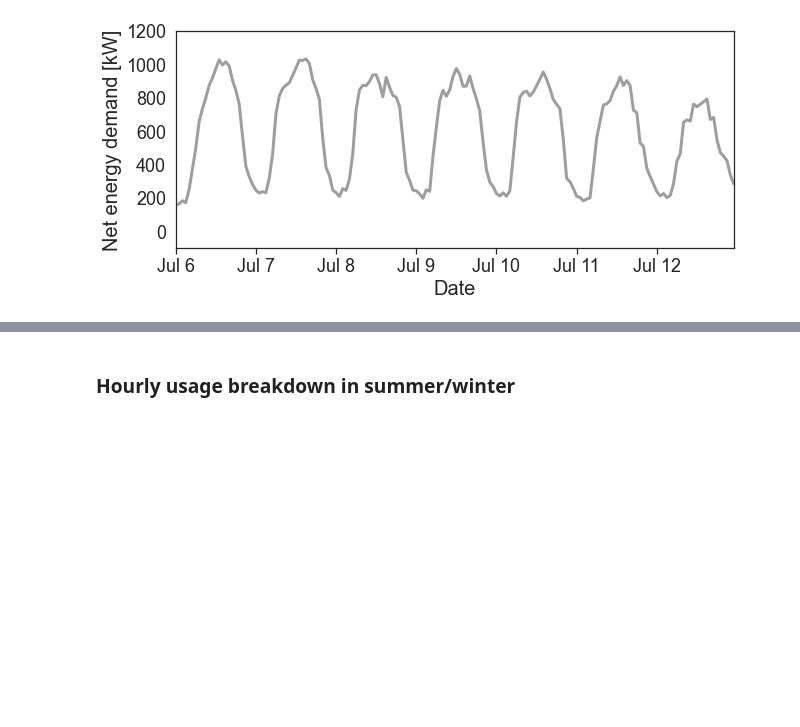
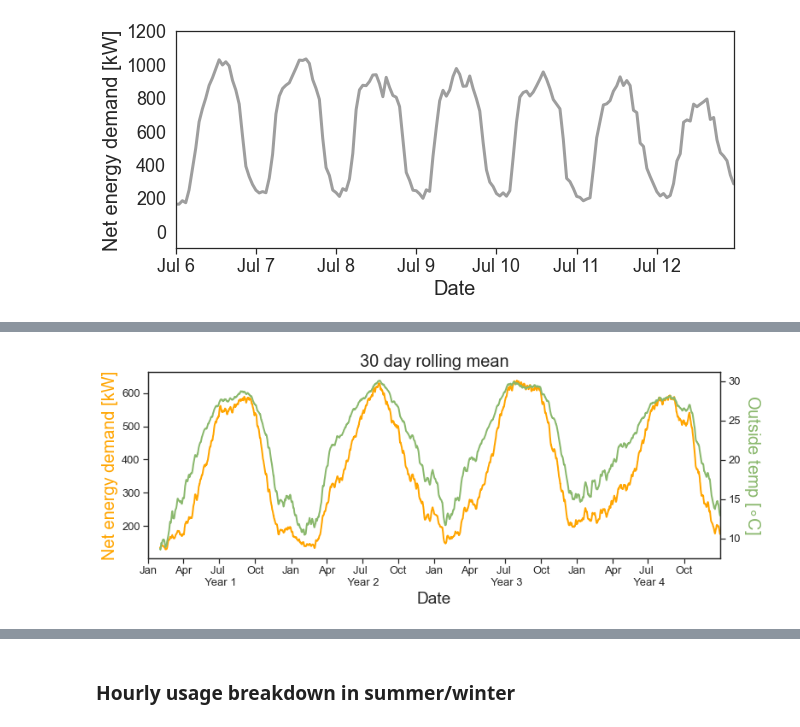
Before and after one commit to erickCantu/TheGreenCitySolutionsGroup, a Jupyter notebook: notebooks/EDA_data_visualization.ipynb, the cells around one changed output, grey strips where cells are left out. Saved outputs shown, nothing was run; the diff lists cells and outputs as text; code cells hidden in the pictures; blank space fills up the shorter version.

```diff
--- a/notebooks/EDA_data_visualization.ipynb
+++ b/notebooks/EDA_data_visualization.ipynb
@@ -199,0 +210,37 @@ plt.show()
+# %%
+fontsize = 20
+fig, ax = plt.subplots(figsize=(12,4))
+ax2=ax.twinx()
+df['net_load_kW'].rolling(24*30).mean().plot(ax=ax, color='orange', linewidth=2)
+df['outdoor_temp'].rolling(24*30).mean().plot(ax=ax2, color='#8AB86D', linewidth=2)
+plt.title("30 day rolling mean", fontsize=fontsize)
+plt.xticks([datetime.datetime(2008, 1, 2),
+            datetime.datetime(2008, 4, 1),
+            datetime.datetime(2008, 7, 1),
+            datetime.datetime(2008, 10, 1),
+            datetime.datetime(2009, 1, 1),
+            datetime.datetime(2009, 4, 1),
+            datetime.datetime(2009, 7, 1),
+            datetime.datetime(2009, 10, 1),
+            datetime.datetime(2010, 1, 1),
+            datetime.datetime(2010, 4, 1),
+            datetime.datetime(2010, 7, 1),
+            datetime.datetime(2010, 10, 1),
+            datetime.datetime(2011, 1, 1),
+            datetime.datetime(2011, 4, 1),
+            datetime.datetime(2011, 7, 1),
+            datetime.datetime(2011, 10, 1)],
+            ["Jan", "Apr", "Jul \n Year 1", "Oct",
+            "Jan", "Apr", "Jul \n Year 2", "Oct",
+            "Jan", "Apr", "Jul \n Year 3", "Oct",
+            "Jan", "Apr", "Jul \n Year 4", "Oct"])
+ax.tick_params(axis='both', which='major', bottom=True, labelsize=13)
+ax.tick_params(axis='both', which='minor', labelsize=13)
+ax2.tick_params(axis='both', which='major', labelsize=13)
+ax2.tick_params(axis='both', which='minor', labelsize=13)
+ax.set_ylabel("Net energy demand [kW]",color="orange",fontsize=fontsize)
+ax2.set_ylabel("Outside temp [$\circ$C]",color="#8AB86D",fontsize=fontsize, rotation=270, labelpad=25)
+ax.set_xlabel('Date', fontsize=fontsize-1)
+plt.show()
+# %% [output]
+[figure, added]
```
Also changed, not shown: parts of 14 cells of this notebook, 2 other files.
